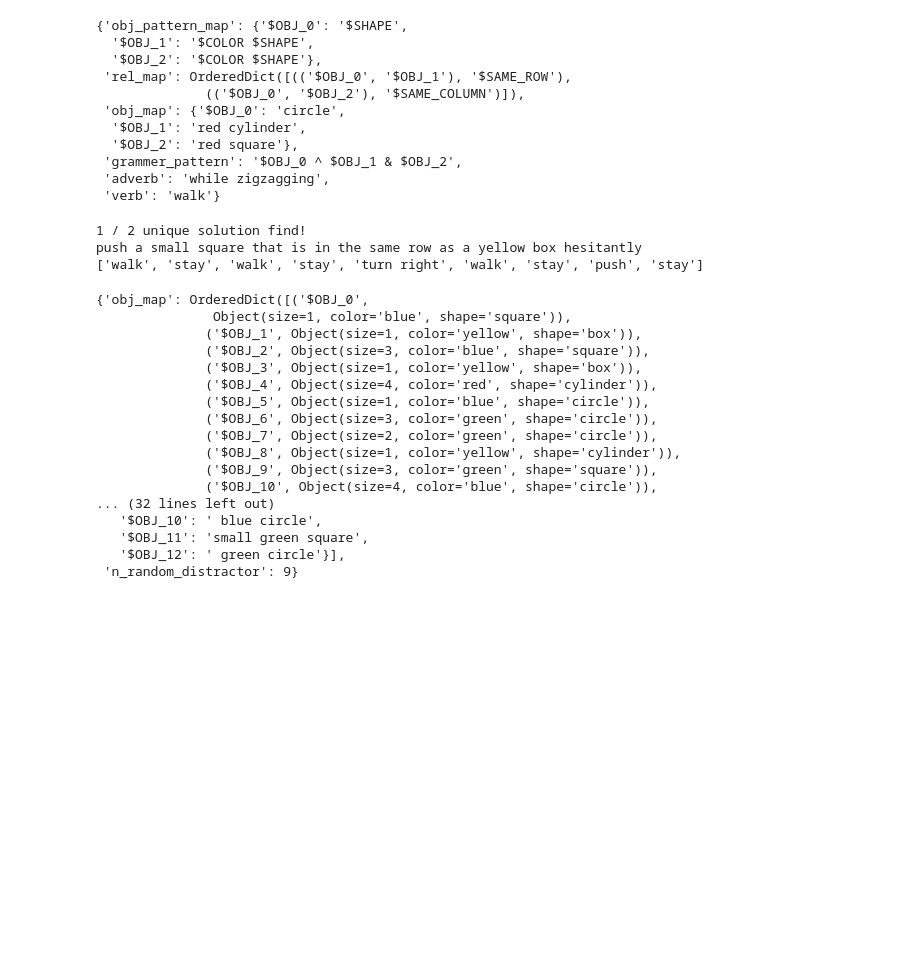
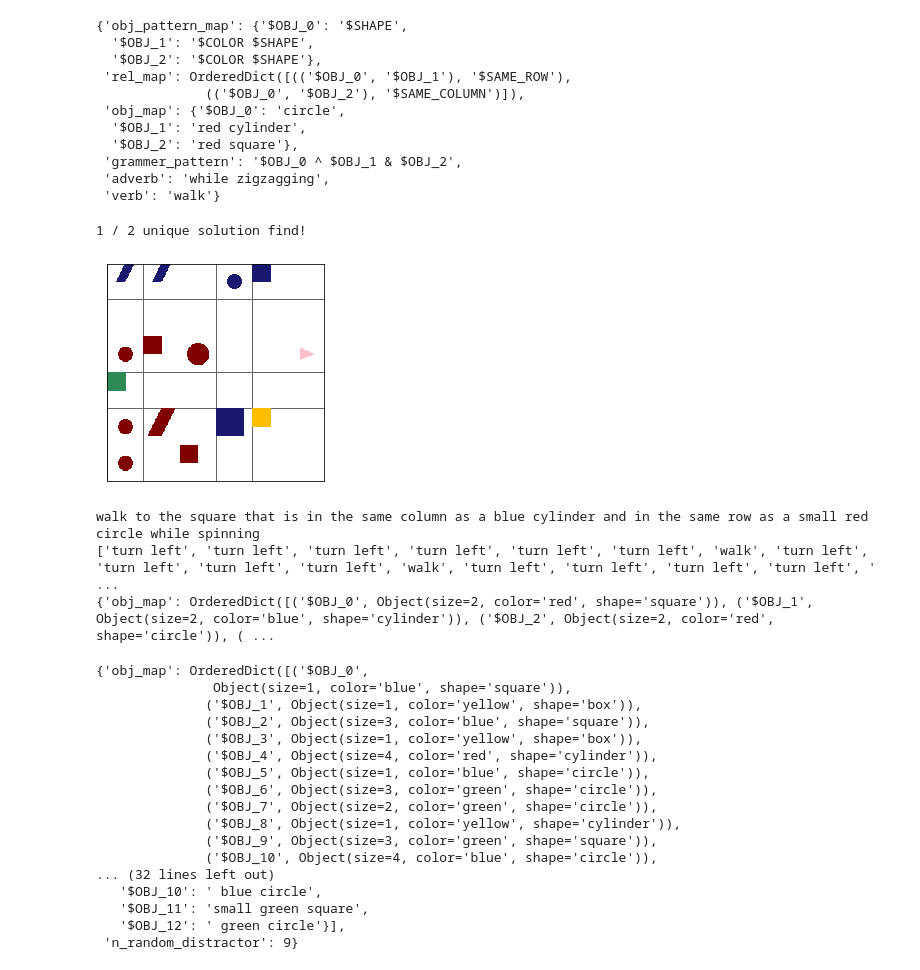
Before and after one commit to frankaging/Reason-SCAN, a Jupyter notebook: code/dataset/demo.ipynb, the cells around one changed output. Drawn from its saved outputs; the diff is of its cells as text; code cells hidden in the pictures; blank space fills up the shorter version.

```diff
--- a/code/dataset/demo.ipynb
+++ b/code/dataset/demo.ipynb
@@ -483,27 +483,27 @@ command_structs[0]
 #  'verb': 'pull'}
 
 # P2
-test_struct = {'obj_pattern_map': {'$OBJ_0': '$SIZE $SHAPE',
-                                   '$OBJ_1': '$COLOR $SHAPE'},
- 'rel_map': OrderedDict({(('$OBJ_0', '$OBJ_1'), '$SAME_ROW')}),
- 'obj_map': {'$OBJ_0': 'small square',
-             '$OBJ_1': 'yellow box'},
- 'grammer_pattern': '$OBJ_0 ^ $OBJ_1',
- 'adverb': 'hesitantly',
- 'verb': 'push'}
+# test_struct = {'obj_pattern_map': {'$OBJ_0': '$SIZE $SHAPE',
+#                                    '$OBJ_1': '$COLOR $SHAPE'},
+#  'rel_map': OrderedDict({(('$OBJ_0', '$OBJ_1'), '$SAME_ROW')}),
+#  'obj_map': {'$OBJ_0': 'small square',
+#              '$OBJ_1': 'yellow cylinder'},
+#  'grammer_pattern': '$OBJ_0 ^ $OBJ_1',
+#  'adverb': 'hesitantly',
+#  'verb': 'push'}
 
 # P3
-# test_struct = {'obj_pattern_map': {'$OBJ_0': '$SHAPE',
-#   '$OBJ_1': '$COLOR $SHAPE',
-#   '$OBJ_2': '$SIZE $COLOR $SHAPE'},
-#  'rel_map': OrderedDict([(('$OBJ_0', '$OBJ_1'), '$SAME_COLUMN'),
-#               (('$OBJ_0', '$OBJ_2'), '$SAME_ROW')]),
-#  'obj_map': {'$OBJ_0': 'square',
-#   '$OBJ_1': 'blue cylinder',
-#   '$OBJ_2': 'small red circle'},
-#  'grammer_pattern': '$OBJ_0 ^ $OBJ_1 & $OBJ_2',
-#  'adverb': 'while spinning',
-#  'verb': 'walk'}
+test_struct = {'obj_pattern_map': {'$OBJ_0': '$SHAPE',
+  '$OBJ_1': '$COLOR $SHAPE',
+  '$OBJ_2': '$SIZE $COLOR $SHAPE'},
+ 'rel_map': OrderedDict([(('$OBJ_0', '$OBJ_1'), '$SAME_COLUMN'),
+              (('$OBJ_0', '$OBJ_2'), '$SAME_ROW')]),
+ 'obj_map': {'$OBJ_0': 'square',
+  '$OBJ_1': 'blue cylinder',
+  '$OBJ_2': 'small red circle'},
+ 'grammer_pattern': '$OBJ_0 ^ $OBJ_1 & $OBJ_2',
+ 'adverb': 'while spinning',
+ 'verb': 'walk'}
 
 
 simulator = Simulator(
@@ -566,7 +566,7 @@ for i in range(1000):
 
         # graph.draw(save_file="../../data-files-updated/Analysis-Result/graph-example.png")
         # pattern_graph.draw(save_file="../../data-files-updated/Analysis-Result/subgraph-example.png")
-        # _ = simulator._world.render_simple(save_file="../../data-files-updated/Analysis-Result/shape-world-example.png")
+        _ = simulator._world.render_simple()
 
         # Form the command with grounded determiners!
         obj_determiner_map = graph.find_determiners(
@@ -578,35 +578,39 @@ for i in range(1000):
             grammer_pattern, rel_map, obj_map,
             obj_determiner_map,
             verb,
             adverb,
         )
 
         # Form the golden label for the action list!
         is_transitive = False
         if verb in simulator.vocabulary.get_transitive_verbs():
             is_transitive = True
         # Direct walk.
         action = "walk" # this is definit!
         primitive_command = simulator.vocabulary.translate_word(action)
         target_position = sampled_world["situation"].target_object.position
         simulator._world.go_to_position(
             position=target_position, manner=adverb,
             primitive_command=primitive_command
         )
         # Object actions.
         if is_transitive:
             semantic_action = simulator.vocabulary.translate_word(verb)
             simulator._world.move_object_to_wall(action=semantic_action, manner=adverb)
         target_commands, _ = simulator._world.get_current_observations()
 
         print(command_str)
         print(target_commands)
 
+        print(sampled_world)
+
         break
 # %% [output]
 1 / 2 unique solution find!
-push a small square that is in the same row as a yellow box hesitantly
-['walk', 'stay', 'walk', 'stay', 'turn right', 'walk', 'stay', 'push', 'stay']
+[figure, added]
+walk to the square that is in the same column as a blue cylinder and in the same row as a small red circle while spinning
+['turn left', 'turn left', 'turn left', 'turn left', 'turn left', 'turn left', 'walk', 'turn left', 'turn left', 'turn left', 'turn left', 'walk', 'turn left', 'turn left', 'turn left', 'turn left', ' ...
+{'obj_map': OrderedDict([('$OBJ_0', Object(size=2, color='red', shape='square')), ('$OBJ_1', Object(size=2, color='blue', shape='cylinder')), ('$OBJ_2', Object(size=2, color='red', shape='circle')), ( ...
 # %%
 sampled_world
 # %% [output]
```
Also changed, not shown: parts of 1 cell of this notebook, 9 other files.
